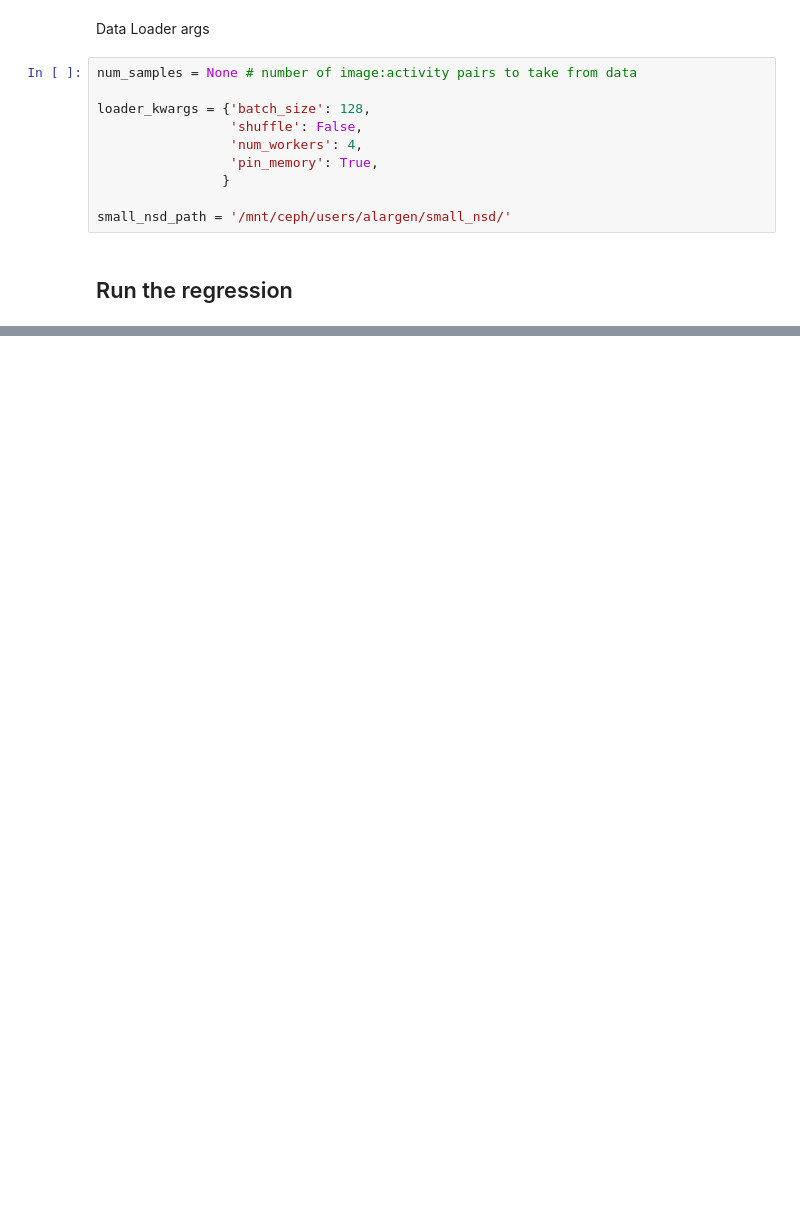
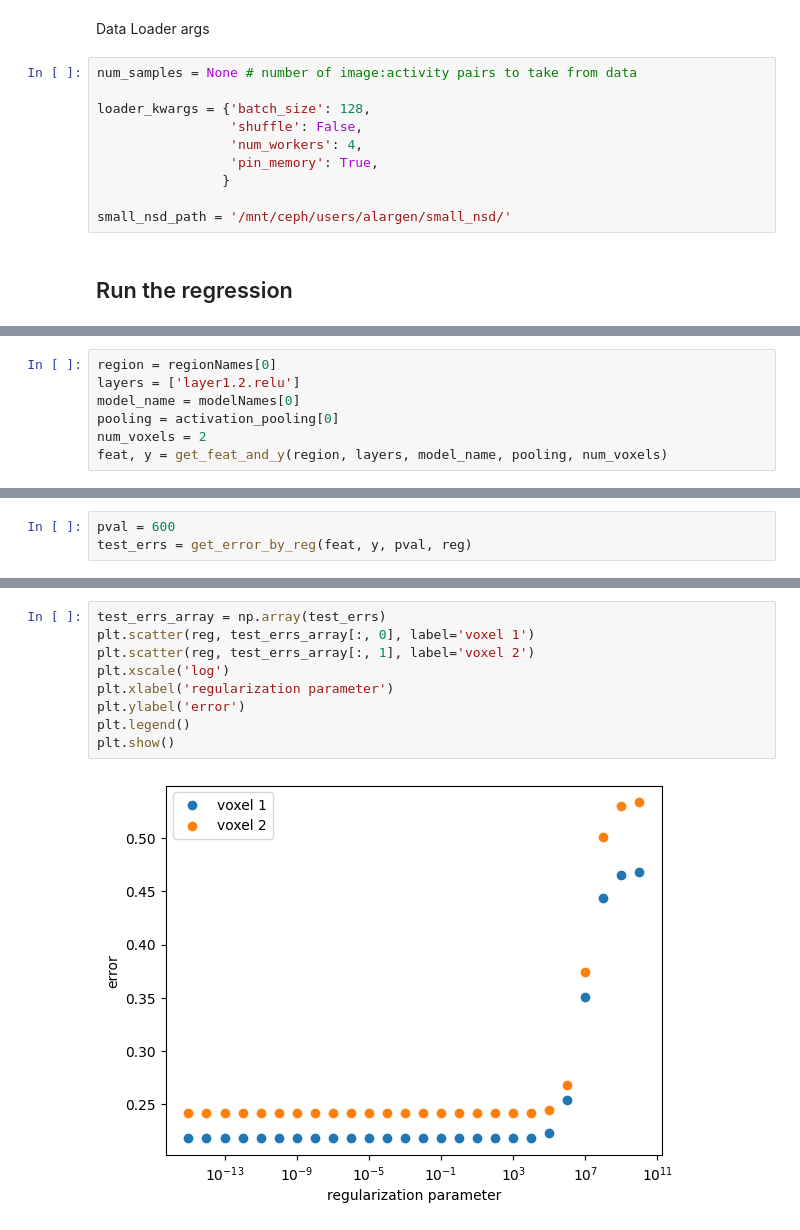
Before and after one commit to aalargen/SNAP, a Jupyter notebook: sanity_checks.ipynb, the cells around one changed output, grey strips where cells are left out. Saved outputs shown, nothing was run; the diff lists cells and outputs as text; blank space fills up the shorter version.

```diff
--- a/sanity_checks.ipynb
+++ b/sanity_checks.ipynb
@@ -135,0 +379,7 @@ exp_metrics['regression_metric']['uncent']['image_layer']['responses']['gen_errs
+# %%
+region = regionNames[0]
+layers = ['layer1.2.relu']
+model_name = modelNames[0]
+pooling = activation_pooling[0]
+num_voxels = 2
+feat, y = get_feat_and_y(region, layers, model_name, pooling, num_voxels)
@@ -135,0 +391,3 @@ exp_metrics['regression_metric']['uncent']['image_layer']['responses']['gen_errs
+# %%
+pval = 600
+test_errs = get_error_by_reg(feat, y, pval, reg)
@@ -135,0 +404,11 @@ exp_metrics['regression_metric']['uncent']['image_layer']['responses']['gen_errs
+# %%
+test_errs_array = np.array(test_errs)
+plt.scatter(reg, test_errs_array[:, 0], label='voxel 1')
+plt.scatter(reg, test_errs_array[:, 1], label='voxel 2')
+plt.xscale('log')
+plt.xlabel('regularization parameter')
+plt.ylabel('error')
+plt.legend()
+plt.show()
+# %% [output]
+[figure, added]
```
Also changed, not shown: parts of 23 cells of this notebook, 4 other files.
